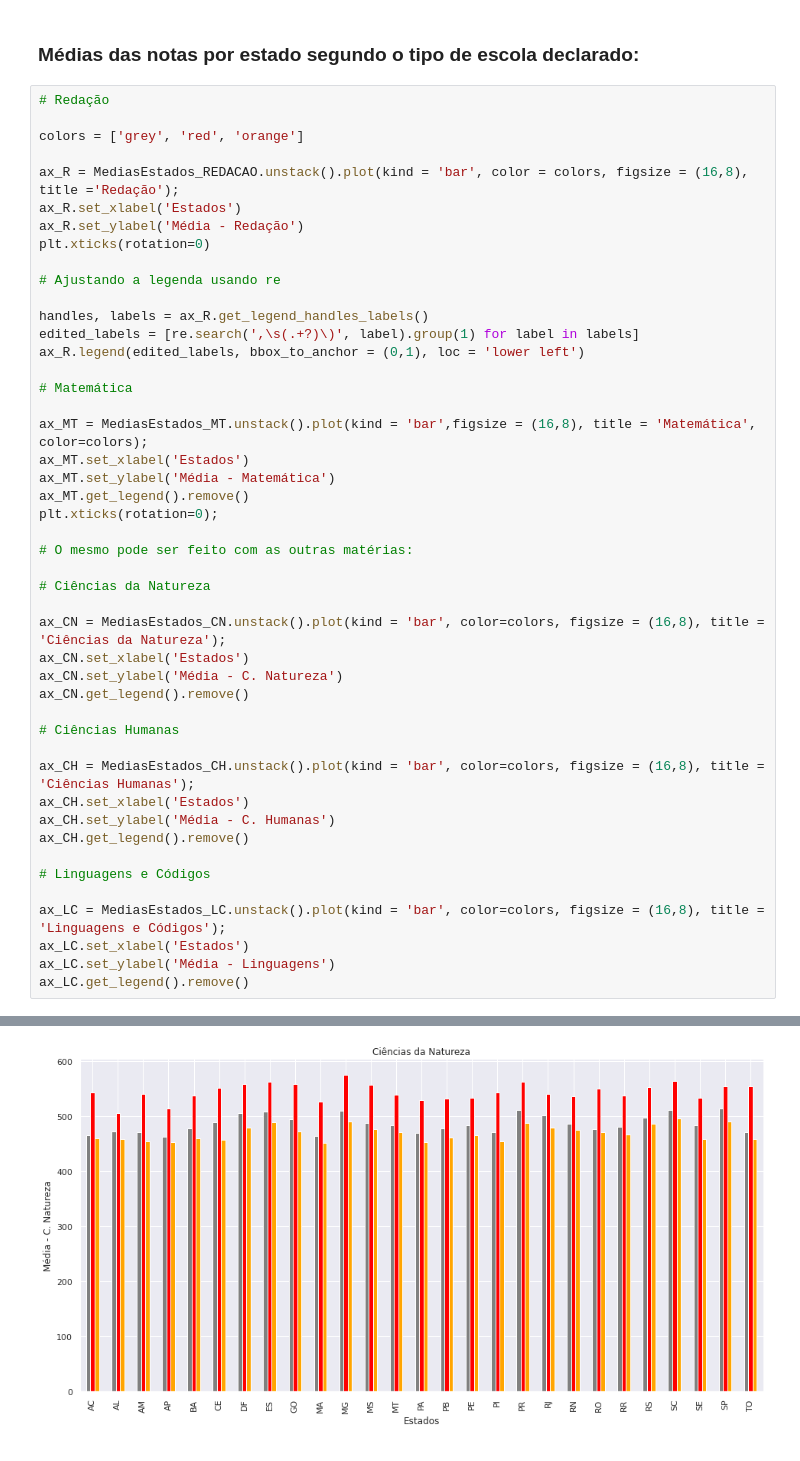
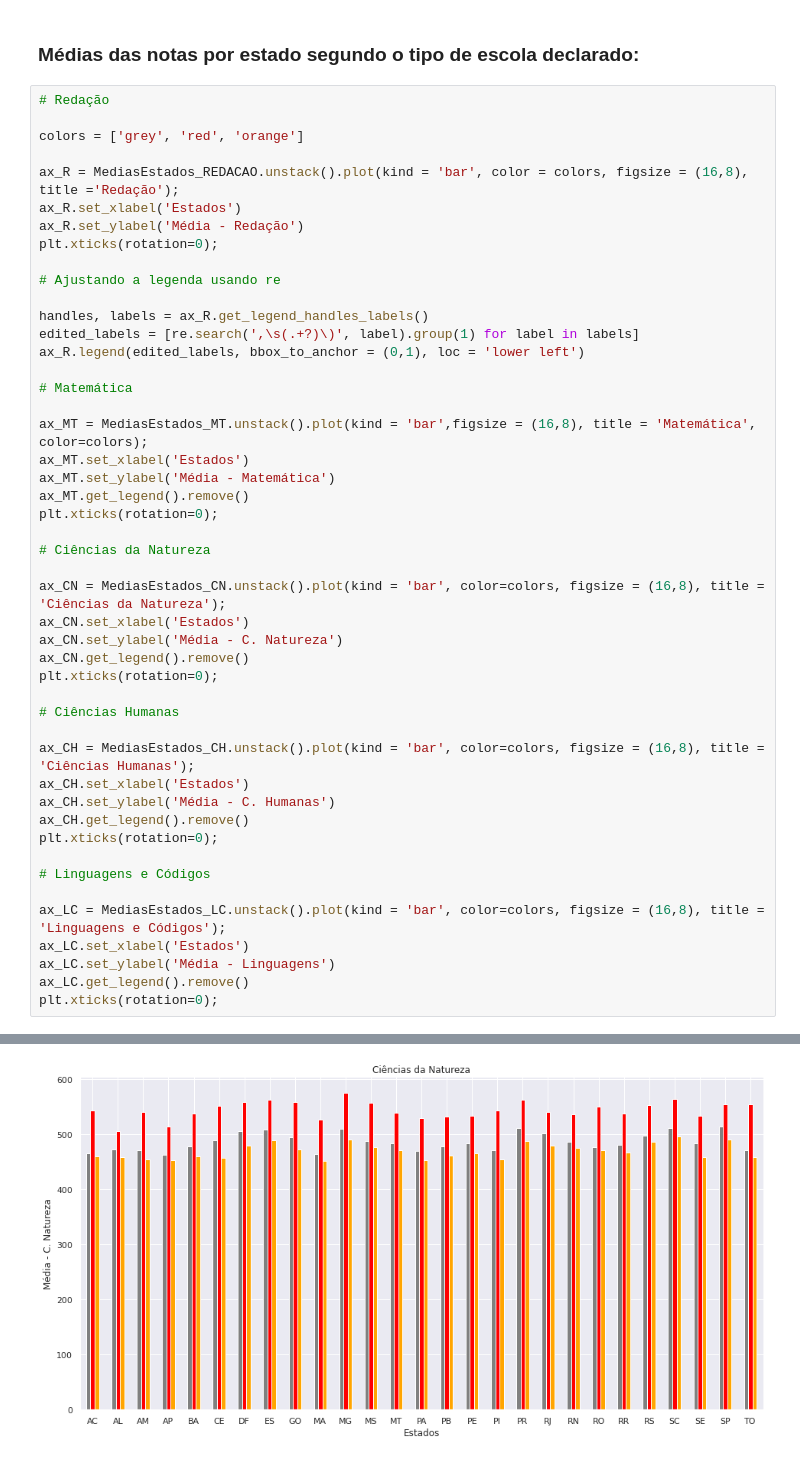
Before and after one commit to tuliopradoc/analise-dados-enem-2020, a Jupyter notebook: Analise_microdadosEnem.ipynb, the cells around one changed output, grey strips where cells are left out. Cells and saved outputs as stored; diff of their text form.

```diff
--- a/Analise_microdadosEnem.ipynb
+++ b/Analise_microdadosEnem.ipynb
@@ -148,7 +148,7 @@ colors = ['grey', 'red', 'orange']
 ax_R = MediasEstados_REDACAO.unstack().plot(kind = 'bar', color = colors, figsize = (16,8), title ='Redação');
 ax_R.set_xlabel('Estados')
 ax_R.set_ylabel('Média - Redação')
-plt.xticks(rotation=0)
+plt.xticks(rotation=0);
 
 # Ajustando a legenda usando re
 
@@ -160,33 +160,34 @@ ax_R.legend(edited_labels, bbox_to_anchor = (0,1), loc = 'lower left')
 
 ax_MT = MediasEstados_MT.unstack().plot(kind = 'bar',figsize = (16,8), title = 'Matemática', color=colors);
 ax_MT.set_xlabel('Estados')
 ax_MT.set_ylabel('Média - Matemática')
 ax_MT.get_legend().remove()
 plt.xticks(rotation=0);
 
-# O mesmo pode ser feito com as outras matérias:
-
 # Ciências da Natureza
 
 ax_CN = MediasEstados_CN.unstack().plot(kind = 'bar', color=colors, figsize = (16,8), title = 'Ciências da Natureza');
 ax_CN.set_xlabel('Estados')
 ax_CN.set_ylabel('Média - C. Natureza')
 ax_CN.get_legend().remove()
+plt.xticks(rotation=0);
 
 # Ciências Humanas
 
 ax_CH = MediasEstados_CH.unstack().plot(kind = 'bar', color=colors, figsize = (16,8), title = 'Ciências Humanas');
 ax_CH.set_xlabel('Estados')
 ax_CH.set_ylabel('Média - C. Humanas')
 ax_CH.get_legend().remove()
+plt.xticks(rotation=0);
 
 # Linguagens e Códigos
 
 ax_LC = MediasEstados_LC.unstack().plot(kind = 'bar', color=colors, figsize = (16,8), title = 'Linguagens e Códigos');
 ax_LC.set_xlabel('Estados')
 ax_LC.set_ylabel('Média - Linguagens')
 ax_LC.get_legend().remove()
+plt.xticks(rotation=0);
 # %% [output]
 [figure]
 [figure]
-[figure, old version]
+[figure, new version]
```
Also changed, not shown: parts of 2 cells of this notebook.
